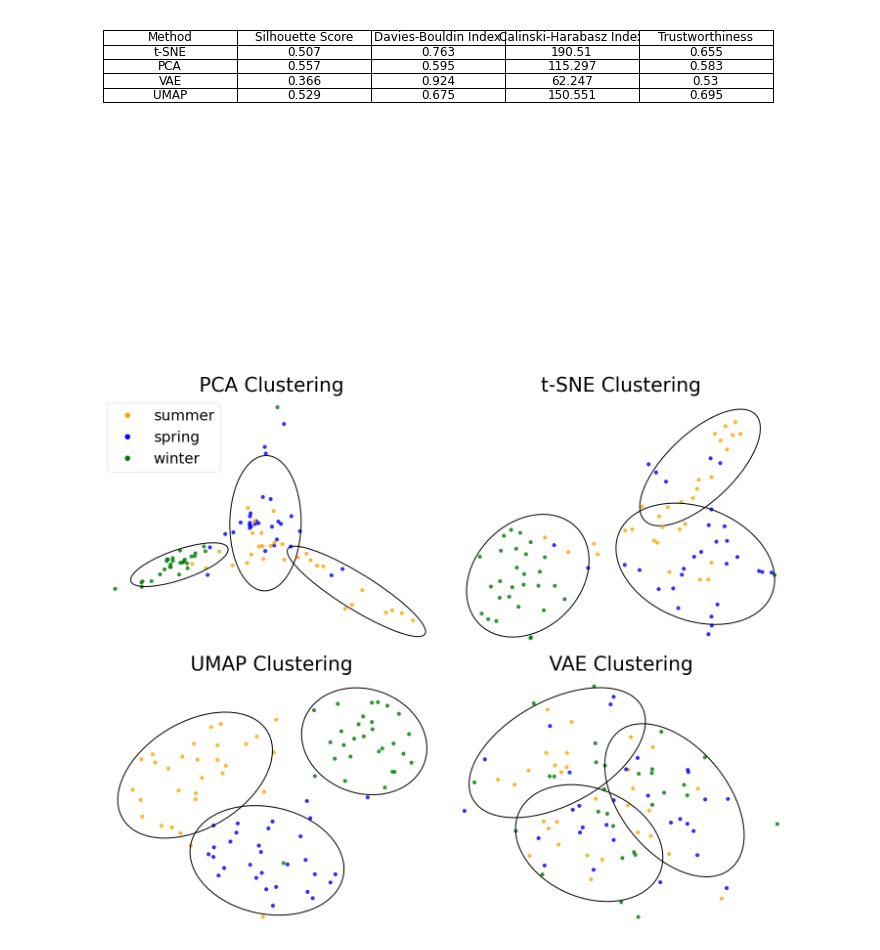
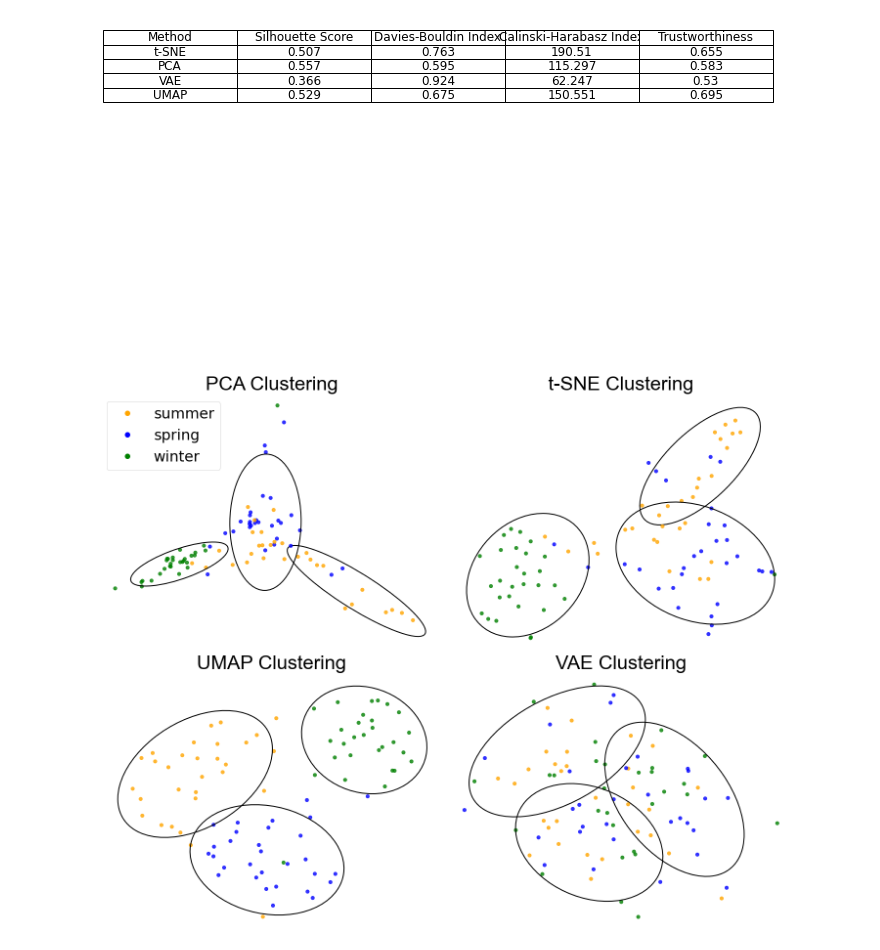
Before and after one commit to henrysun9074/fishics, a Jupyter notebook: dim-reduction/kmeans.ipynb, the cells around one changed output. Drawn from its saved outputs; the diff is of its cells as text; code cells hidden in the pictures.

Commit message:
remake figures

```diff
--- a/dim-reduction/kmeans.ipynb
+++ b/dim-reduction/kmeans.ipynb
@@ -222,33 +222,34 @@ def plot_dates_subplot(ax, data, method_name, labels, dates, show_legend=False):
     # Remove axis and labels
     ax.axis('off')
 
     # Set title with big font
-    ax.set_title(f'{method_name} Clustering', fontsize=40)  # Increased font size
+    hfont = {'fontname':'Arial'}
+    ax.set_title(f'{method_name} Clustering', fontsize=40, **hfont)  # Increased font size
 
     # Show legend only if specified
     if show_legend:
         legend_labels = [plt.Line2D([0], [0], marker='o', color=color, linestyle='', markersize=10) for season, color in season_colors.items()]
         ax.legend(legend_labels, season_colors.keys(), loc='upper left', fontsize=30)  # Adjust font size and position
 
 # Create a figure with 2x2 subplots
 fig, axs = plt.subplots(2, 2, figsize=(20, 16))
 
 # Plot clusters and dates for t-SNE with legend
 plot_dates_subplot(axs[0, 1], tsne_data, tsne_metrics['Method'], tsne_metrics['Labels'], tsne_metrics['Dates'])
 
 # Plot clusters and dates for PCA without legend
 plot_dates_subplot(axs[0, 0], pca_data, pca_metrics['Method'], pca_metrics['Labels'], pca_metrics['Dates'], show_legend=True)
 
 # Plot clusters and dates for VAE without legend
 plot_dates_subplot(axs[1, 1], vae_data, vae_metrics['Method'], vae_metrics['Labels'], vae_metrics['Dates'])
 
 # Plot clusters and dates for UMAP without legend
 plot_dates_subplot(axs[1, 0], umap_data, umap_metrics['Method'], umap_metrics['Labels'], umap_metrics['Dates'])
 
 # Adjust layout
 plt.tight_layout()
 plt.show()
 # plt.savefig('all_clusters.png', bbox_inches='tight', pad_inches=0.5)
 # %% [output]
-[figure, old version]
+[figure, new version]
 # %%
```
Also changed, not shown: parts of 2 cells of this notebook, 4 other files.
